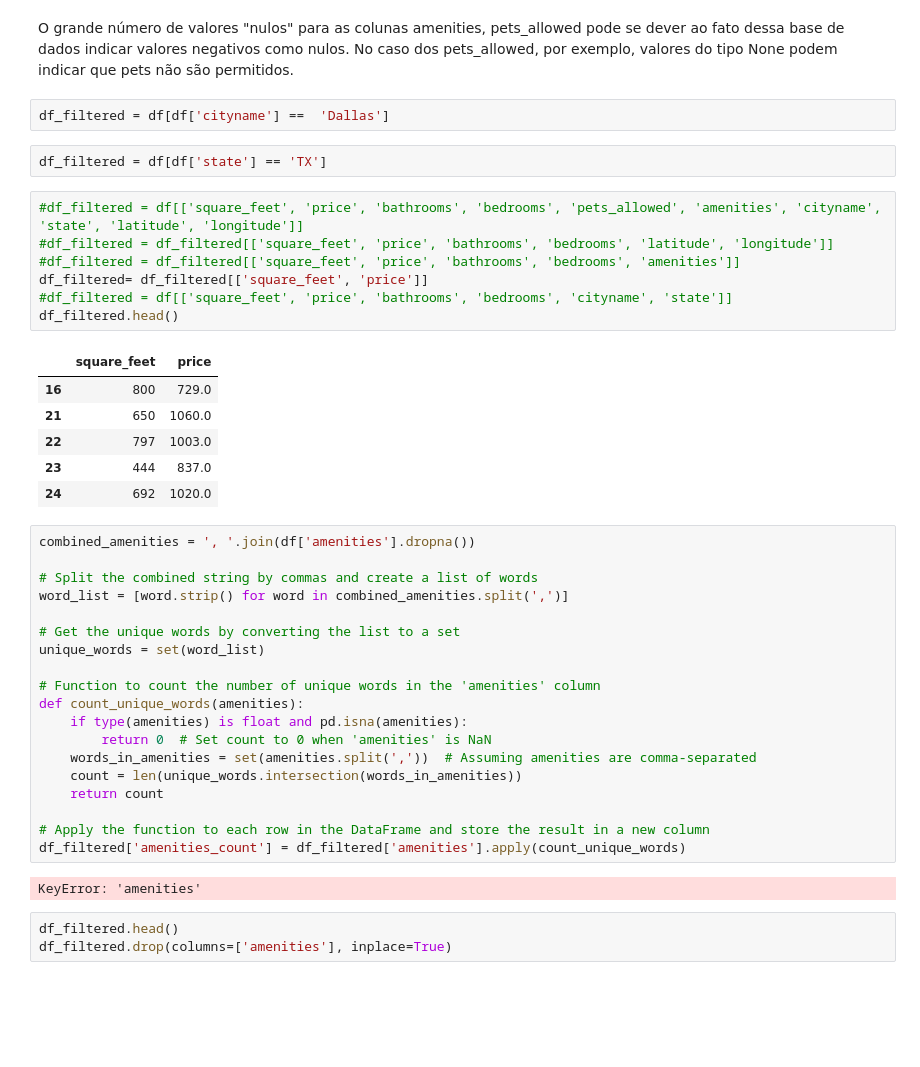
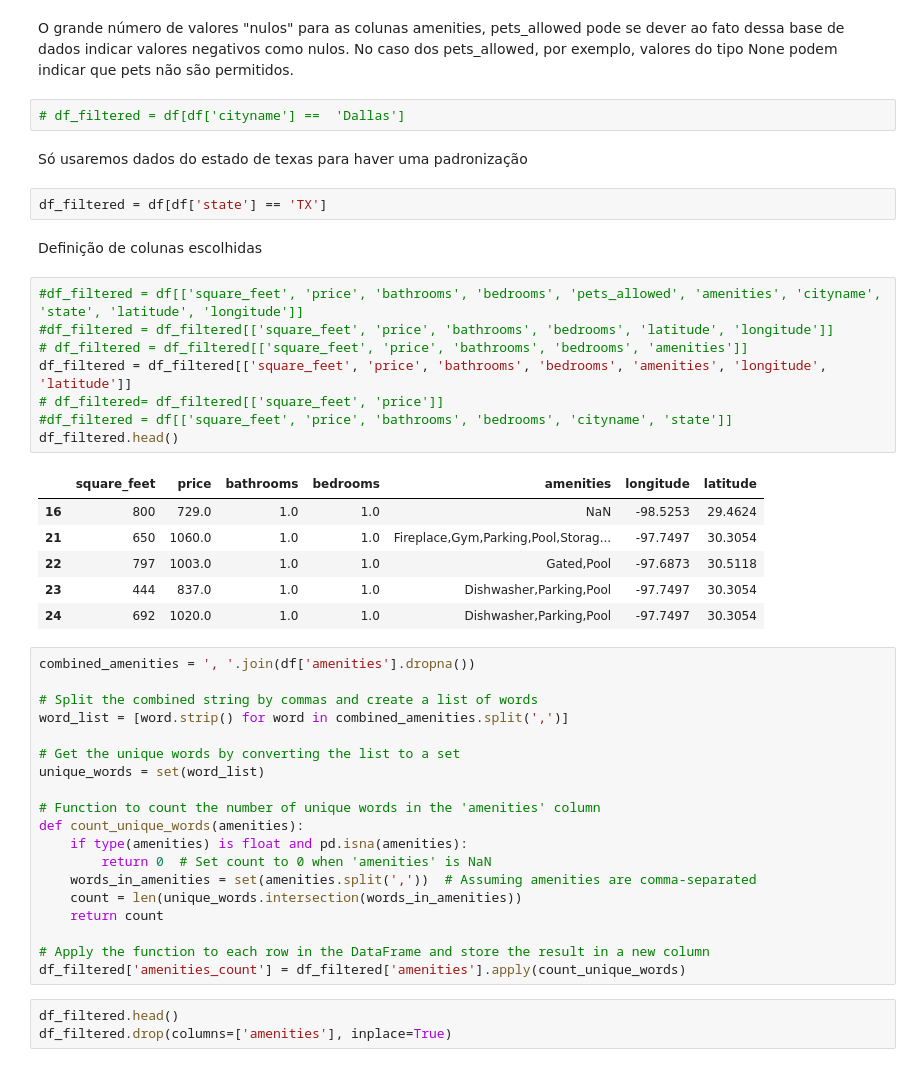
Before and after one commit to raularaju/Clustering_DM, a Jupyter notebook: TP_2_MdeD.ipynb, the cells around one changed output. Saved outputs shown, nothing was run; the diff lists cells and outputs as text; blank space fills up the shorter version.

```diff
--- a/TP_2_MdeD.ipynb
+++ b/TP_2_MdeD.ipynb
@@ -287,23 +290,28 @@ dtype: int64
 # %% [markdown]
 O grande número de valores "nulos" para as colunas amenities, pets_allowed pode se dever ao fato dessa base de dados indicar valores negativos como nulos. No caso dos pets_allowed, por exemplo, valores do tipo None podem indicar que pets não são permitidos.
 # %%
-df_filtered = df[df['cityname'] ==  'Dallas']
+# df_filtered = df[df['cityname'] ==  'Dallas']
+# %% [markdown]
+Só usaremos dados do estado de texas para haver uma padronização
 # %%
 df_filtered = df[df['state'] == 'TX']
+# %% [markdown]
+Definição de colunas escolhidas
 # %%
 #df_filtered = df[['square_feet', 'price', 'bathrooms', 'bedrooms', 'pets_allowed', 'amenities', 'cityname', 'state', 'latitude', 'longitude']]
 #df_filtered = df_filtered[['square_feet', 'price', 'bathrooms', 'bedrooms', 'latitude', 'longitude']]
-#df_filtered = df_filtered[['square_feet', 'price', 'bathrooms', 'bedrooms', 'amenities']]
-df_filtered= df_filtered[['square_feet', 'price']]
+# df_filtered = df_filtered[['square_feet', 'price', 'bathrooms', 'bedrooms', 'amenities']]
+df_filtered = df_filtered[['square_feet', 'price', 'bathrooms', 'bedrooms', 'amenities', 'longitude', 'latitude']]
+# df_filtered= df_filtered[['square_feet', 'price']]
 #df_filtered = df[['square_feet', 'price', 'bathrooms', 'bedrooms', 'cityname', 'state']]
 df_filtered.head()
 # %% [output]
-|  | square_feet | price |
-| 16 | 800 | 729.0 |
-| 21 | 650 | 1060.0 |
-| 22 | 797 | 1003.0 |
-| 23 | 444 | 837.0 |
-| 24 | 692 | 1020.0 |
+|  | square_feet | price | bathrooms | bedrooms | amenities | longitude | latitude |
+| 16 | 800 | 729.0 | 1.0 | 1.0 | NaN | -98.5253 | 29.4624 |
+| 21 | 650 | 1060.0 | 1.0 | 1.0 | Fireplace,Gym,Parking,Pool,Storag... | -97.7497 | 30.3054 |
+| 22 | 797 | 1003.0 | 1.0 | 1.0 | Gated,Pool | -97.6873 | 30.5118 |
+| 23 | 444 | 837.0 | 1.0 | 1.0 | Dishwasher,Parking,Pool | -97.7497 | 30.3054 |
+| 24 | 692 | 1020.0 | 1.0 | 1.0 | Dishwasher,Parking,Pool | -97.7497 | 30.3054 |
 # %%
 combined_amenities = ', '.join(df['amenities'].dropna())
 
@@ -323,8 +331,6 @@ def count_unique_words(amenities):
 
 # Apply the function to each row in the DataFrame and store the result in a new column
 df_filtered['amenities_count'] = df_filtered['amenities'].apply(count_unique_words)
-# %% [output]
-KeyError: 'amenities'
 # %%
 df_filtered.head()
 df_filtered.drop(columns=['amenities'], inplace=True)
```
Also changed, not shown: parts of 49 cells of this notebook.
